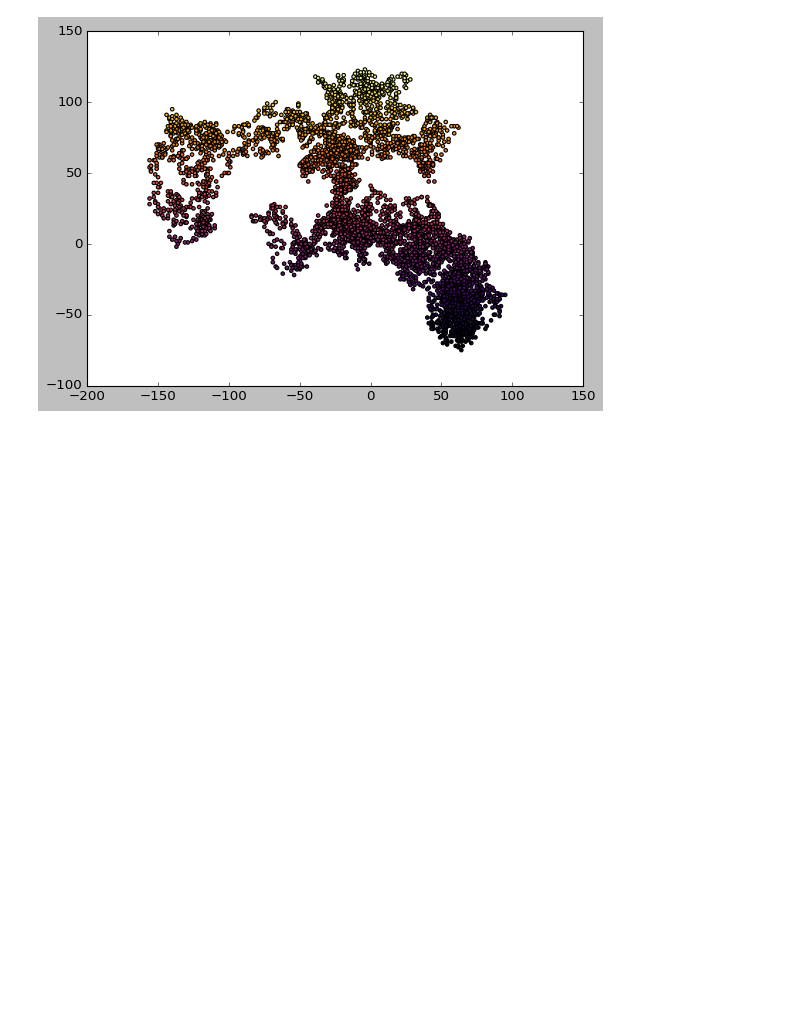
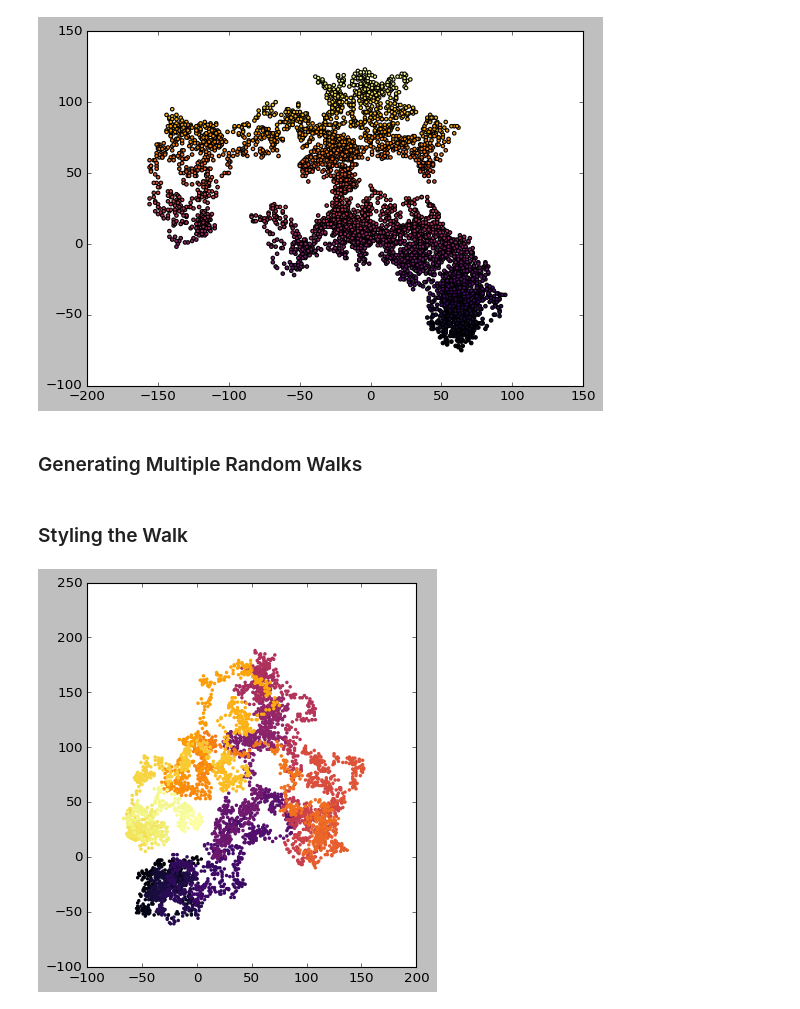
Before and after one commit to almanzanas/DataAnalystsJourney, a Jupyter notebook: data_visualization/generating_data.ipynb, the cells around one changed output. Cells and saved outputs as stored; diff of their text form; code cells hidden in the pictures; blank space fills up the shorter version.

```diff
--- a/data_visualization/generating_data.ipynb
+++ b/data_visualization/generating_data.ipynb
@@ -262,0 +290,2 @@ plt.show()
+# %% [markdown]
+### Generating Multiple Random Walks
@@ -262,0 +314,28 @@ plt.show()
+# %% [markdown]
+### Styling the Walk
+# %%
+### Styling the walk
+
+import matplotlib.pyplot as plt
+from modules.random_walk import RandomWalk
+# %matplotlib tk
+
+# Make a random walk until we want stop
+#while True:
+rw = RandomWalk()
+rw.fill_walk()
+
+# Plot the points in the walk
+plt.style.use("classic")
+fig, ax = plt.subplots()
+point_numbers = range(rw.num_points) # Generating a list of numbers equal to the number of points
+ax.scatter(rw.x_val, rw.y_val, s=10, c=point_numbers, # Color asigned to range of numbers
+           cmap=plt.cm.inferno, edgecolors="none") # And get rid of the outline
+ax.set_aspect("equal")
+plt.show()
+
+#    keep_running = input("Make another walk? (y/n): ")
+#    if keep_running == "n":
+#        break
+# %% [output]
+[figure, added]
```
Also changed, not shown: parts of 18 cells of this notebook.
